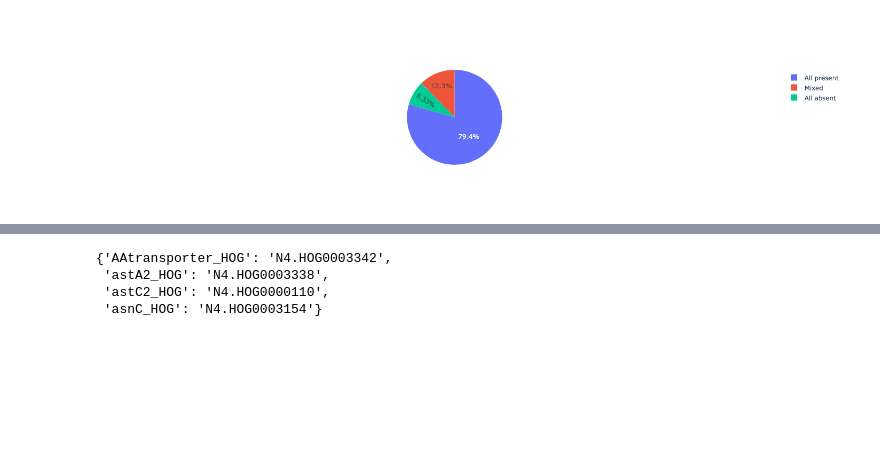
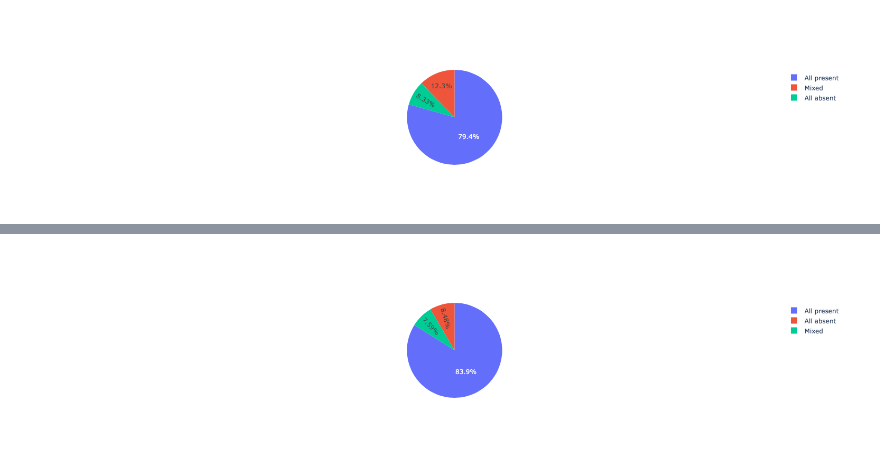
Before and after one commit to JonWinkelman/Palmer_baumannii_UNvVUprevalence, a Jupyter notebook: Percentage_with_.ipynb, the cells around one changed output, grey strips where cells are left out. Saved outputs shown, nothing was run; the diff lists cells and outputs as text; code cells hidden in the pictures; blank space fills up the shorter version.

```diff
--- a/Percentage_with_.ipynb
+++ b/Percentage_with_.ipynb
@@ -175,0 +177,17 @@ coherence_fig
+# %%
+remove =  ['1399', '1782', 'L021', '1846']
+add_to_all_present = ['D46','OC073', 'NIPH 190', 'B8300', 'Ac18', 'r307', '8530']
+
+def find_accessions_via_keyword(mod_list, dop_obj):
+    accs_to_add = []
+    for acc in dop_obj.accessions:
+        name = dop_obj.accession_to_name[acc]
+        for k in mod_list:
+            if name.find(k) != -1:
+                print(name, acc)
+                accs_to_add.append(acc)
+
+    return accs_to_add
+
+
+accs_to_add = find_accessions_via_keyword(add_to_all_present, dop_obj)
@@ -176,10 +202,8 @@ coherence_fig
+# %%
+all_present_accs = list(coherent_present_accs_d) + accs_to_add
 # %%
-incoherent_accessions = set(list(counts.keys())).difference(set(list(coherent_absent_accs_d) + list(coherent_present_accs_d)))
-incoherent_names = [dop_obj.accession_to_name[acc] for acc in incoherent_accessions]
+
+mod_all_present = len(all_present_accs)/(len(counts)-4)
+mod_coherent_absent = len(coherent_absent_accs_d)/(len(counts)-4)
+mod_mixed = 1 - (mod_all_present+mod_coherent_absent_accs)
+categories = {'All present':mod_all_present, 'All absent':mod_coherent_absent, 'Mixed': mod_mixed}
-# %%
-HOGs_in_ast2
-# %% [output]
-{'AAtransporter_HOG': 'N4.HOG0003342',
- 'astA2_HOG': 'N4.HOG0003338',
- 'astC2_HOG': 'N4.HOG0000110',
- 'asnC_HOG': 'N4.HOG0003154'}
@@ -190,0 +210,8 @@ fig.write_html(f'./ast2_maps/genome_map_{click_protein}.html')
+# %%
+coherence_mod_fig = go.Figure(data=[go.Pie(labels=list(categories.keys()), values=list(categories.values()))])
+
+
+pio.write_image(coherence_mod_fig, './figure/operon_coherence_modified.svg', format='svg')
+coherence_mod_fig
+# %% [output]
+[figure, added]
```
Also changed, not shown: parts of 5 cells of this notebook, 12 other files.
